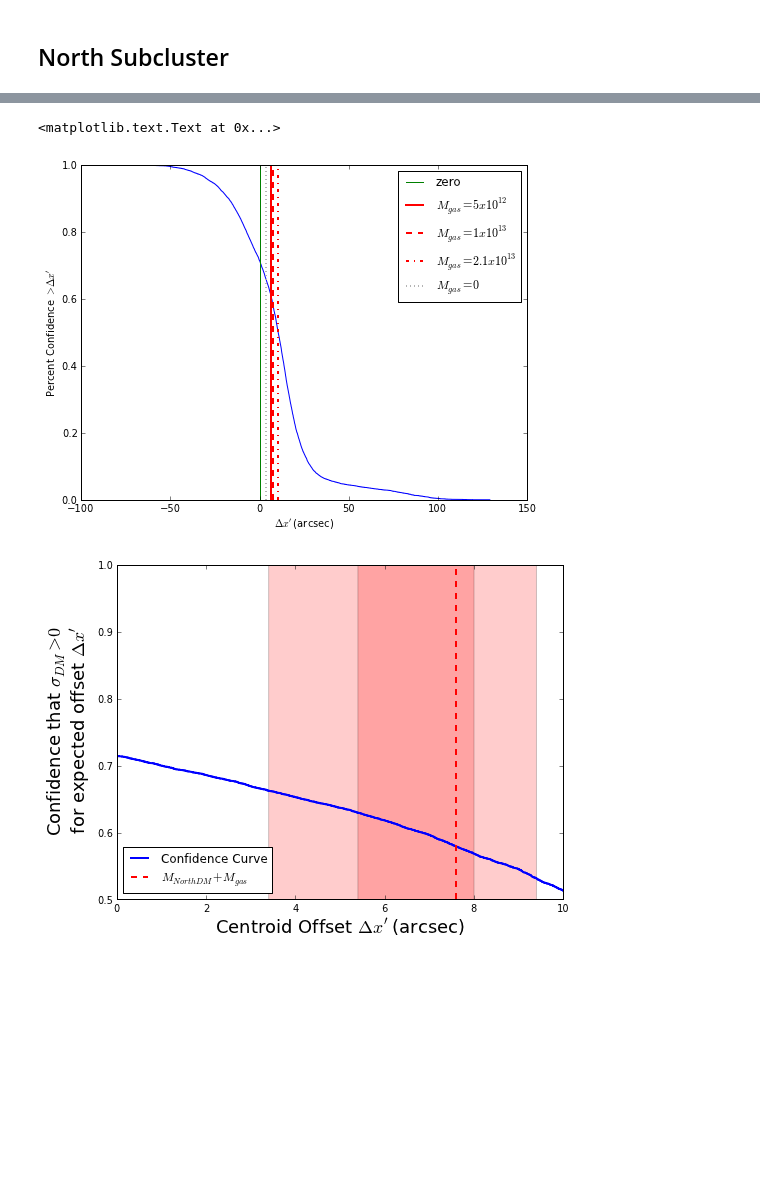
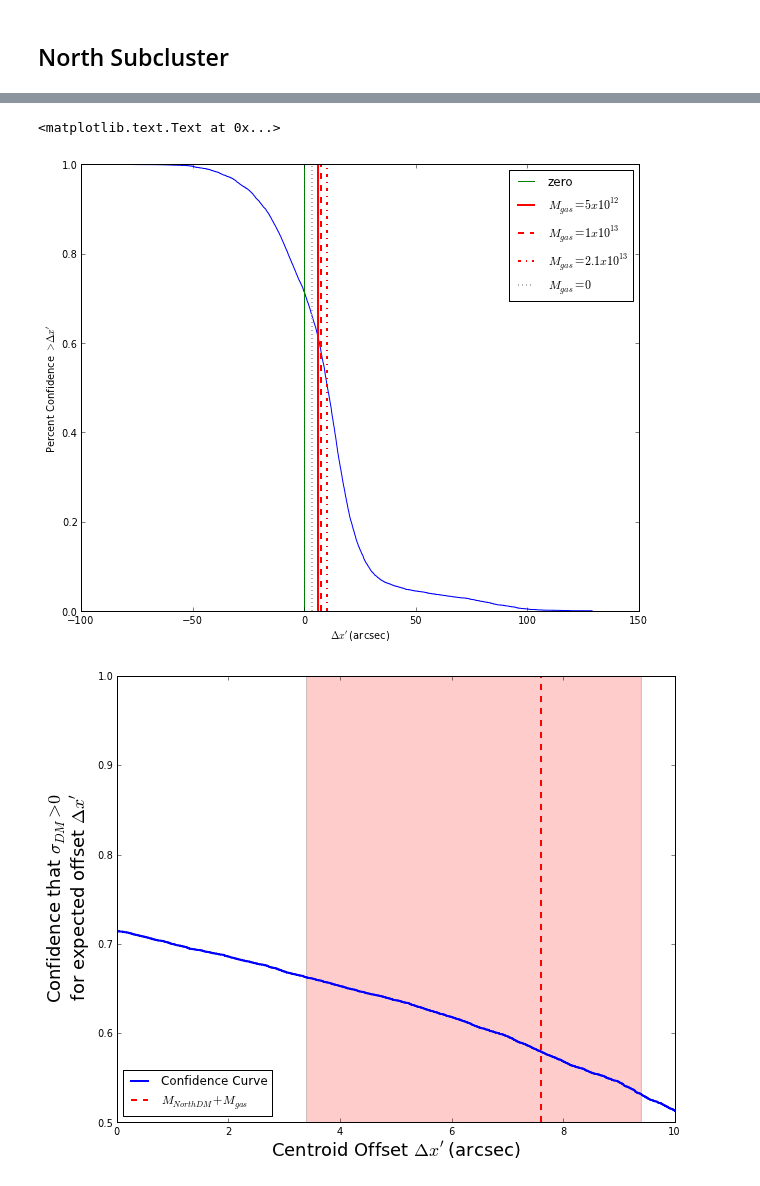
Before and after one commit to wadawson/dissertation, a Jupyter notebook: Chapter4/AnalysisFiles/CentroidCalculations_pzpen.ipynb, the cells around one changed output, grey strips where cells are left out. Saved outputs shown, nothing was run; the diff lists cells and outputs as text; code cells hidden in the pictures; blank space fills up the shorter version.

```diff
--- a/Chapter4/AnalysisFiles/CentroidCalculations_pzpen.ipynb
+++ b/Chapter4/AnalysisFiles/CentroidCalculations_pzpen.ipynb
@@ -24,7 +24,7 @@ N_bins = 50
 # Weak lensing centroid
 catalog1 = '/Users/dawson/SkyDrive/Research/Clusters/DLSCL09162953/WeakLensing/Center/HST/10000bootstrap/HSTwlsouth10000_centroidcoords.pickle'
 # Galaxy centroid
-catalog2 = '/Users/dawson/Git/dissertation/Chapter4/galden_pzpen_10000_south_centroidcoords.pickle'
+catalog2 = '/Users/dawson/Git/dissertation/Chapter4/AnalysisFiles/galden_pzpen_10000_south_centroidcoords.pickle'
 # %%
 # I had to create files without a 3 axis of bootstraps to be able to read the wcs header in with pywcs
 fits1 = '/Users/dawson/SkyDrive/Research/Clusters/DLSCL09162953/WeakLensing/HST/topoAnalysis/DLSCL0916_hst_ri0094ro2_noboot_15bin_pofz_imgwcsv1.fits'
@@ -378,7 +396,7 @@ pylab.savefig(filename)
 # Weak lensing centroid
 catalog1 = '/Users/dawson/SkyDrive/Research/Clusters/DLSCL09162953/WeakLensing/Center/HST/10000bootstrap/HSTwlnorth10000_centroidcoords.pickle'
 # Galaxy centroid
-catalog2 = '/Users/dawson/Git/dissertation/Chapter4/galden_pzpen_10000_north_centroidcoords.pickle'
+catalog2 = '/Users/dawson/Git/dissertation/Chapter4/AnalysisFiles/galden_pzpen_10000_north_centroidcoords.pickle'
 # %%
 # unpickle the catalogs
 f = open(catalog1)
@@ -518,23 +554,23 @@ pylab.ylabel("Percent Confidence $>\Delta x'$")
 #pylab.savefig(filename)
 # %% [output]
 <matplotlib.text.Text at 0x...>
-[figure, old version]
+[figure, new version]
 # %%
 # Create the percent confidence plots
 lw = 2
 fs = 18
 fig = pylab.figure()
 ax = fig.add_subplot(111)
 pylab.plot(delx_p,S,'b',lw=lw,linestyle='steps-',label='Confidence Curve')
 pylab.plot((7.6,7.6),pylab.ylim(),color='r',lw=lw,linestyle='--',label='$M_{North DM}+M_{gas}$')
 ax.fill_between((3.4,9.4),0.5,1,alpha=0.2,facecolor='r',label='Current')
-ax.fill_between((5.4,8.0),0.5,1,alpha=0.2,facecolor='r',label='Proposed')
+#ax.fill_between((5.4,8.0),0.5,1,alpha=0.2,facecolor='r',label='Proposed')
 pylab.xlim((0,10))
 pylab.ylim((0.5,1.0))
 pylab.legend(loc='lower left')
 pylab.xlabel("Centroid Offset $\Delta x'$ (arcsec)",fontsize=fs)
 pylab.ylabel("Confidence that $\sigma_{DM}>0$\n for expected offset $\Delta x'$",fontsize=fs)
 filename = prefix+'_delxPC_north'
 pylab.savefig(filename)
 # %% [output]
-[figure, old version]
+[figure, new version]
```
Also changed, not shown: parts of 21 cells of this notebook, 9 other files.
